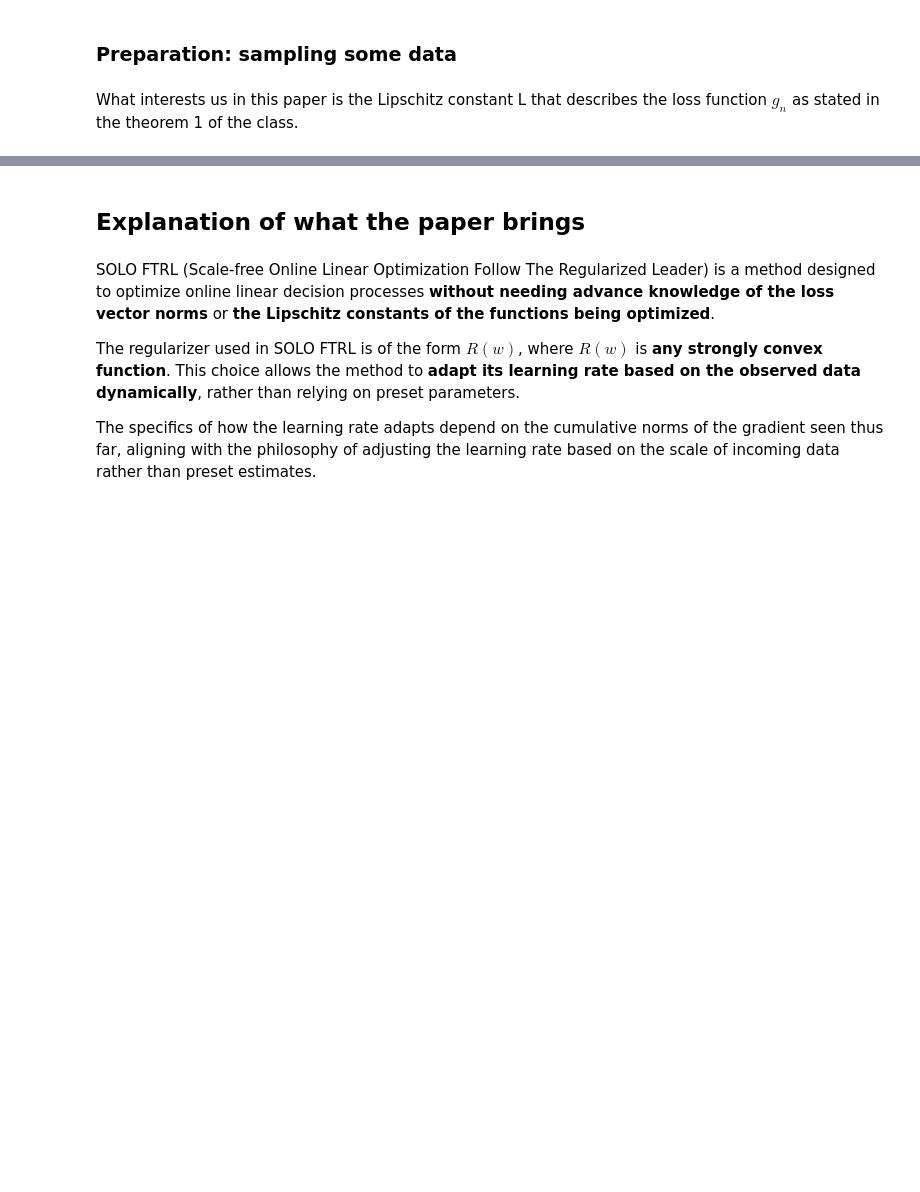
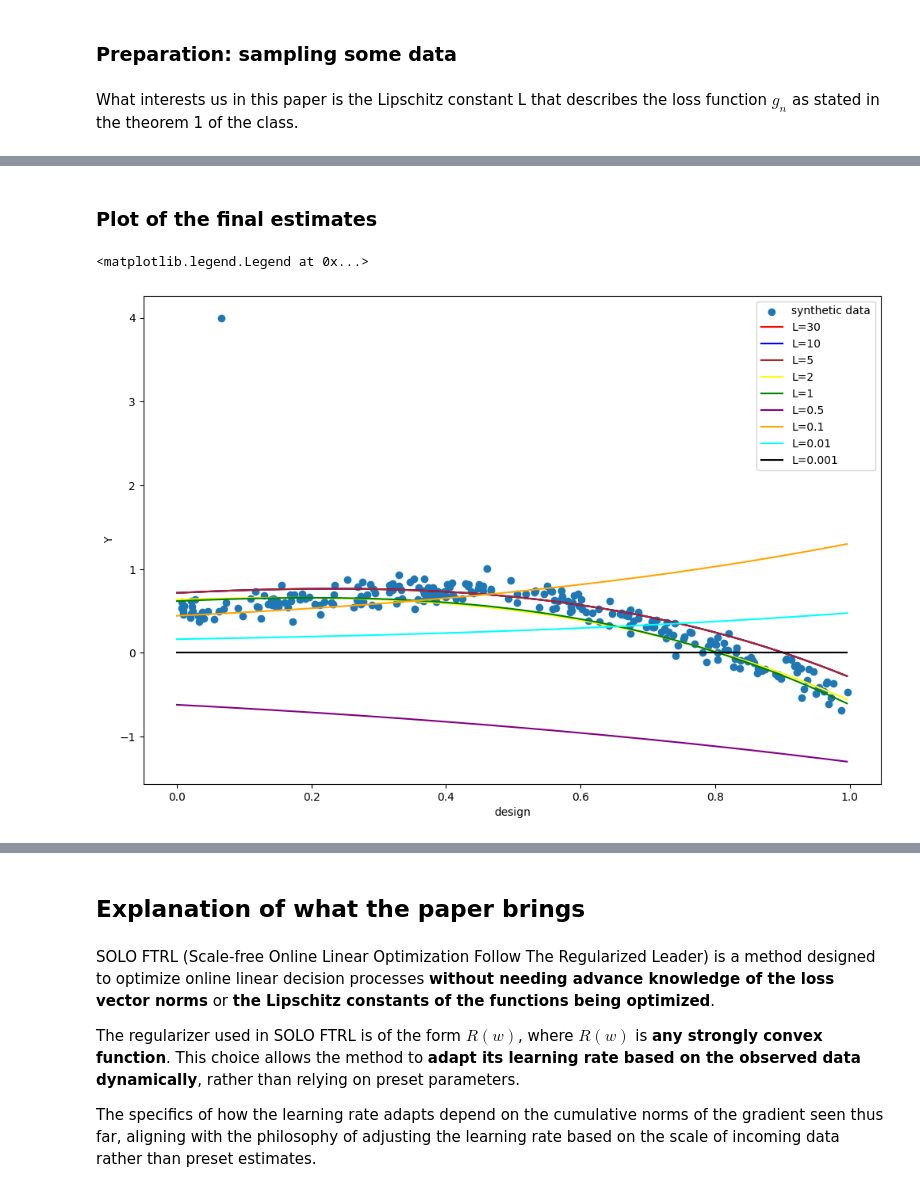
Before and after one commit to omeurer/ESSEC_seq_opt, a Jupyter notebook: final_notebook.ipynb, the cells around one changed output, grey strips where cells are left out. Saved outputs shown, nothing was run; the diff lists cells and outputs as text; code cells hidden in the pictures; blank space fills up the shorter version.

```diff
--- a/final_notebook.ipynb
+++ b/final_notebook.ipynb
@@ -189,0 +149,33 @@ plt.show()
+# %%
+# Initialize parameters and losses
+
+# List of Lipschitz constants
+L_values = [30, 10, 5, 2, 1, 0.5, 0.1, 0.01, 0.001]
+
+params = np.zeros(shape=(len(L_values), num_dimensions))
+losses = np.zeros(shape=(len(L_values), num_points))
+
+# Compute losses for each Lipschitz constant
+for i in range(num_points):
+    for j, L in enumerate(L_values):
+        losses[j, i] = lipschitz_loss(params[j], X[i], Y[i], L)
+        params[j] = params[j] - OnlineGradient(params[j], X[i], Y[i], L) / np.sqrt(i + 1)
+# %% [markdown]
+### Plot of the final estimates
+# %%
+grid = np.arange(0,1,1/num_points)
+Xgrid = np.ones(shape=(num_points,num_dimensions))
+for i in range(1,num_dimensions):
+    Xgrid[:,i] = grid**i
+
+colors = ["red", "blue", "brown", "yellow", "green", "purple", "orange", "cyan", "black"]
+plt.figure(figsize=(12, 8))
+plt.ylabel("Y")
+plt.xlabel("design")
+plt.scatter(design, Y, label = "synthetic data")
+for j, L in enumerate(L_values):
+    plt.plot(grid, params[j] @ Xgrid.T,color=colors[j], label=f'L={L}')
+plt.legend()
+# %% [output]
+<matplotlib.legend.Legend at 0x...>
+[figure, added]
```
Also changed, not shown: parts of 23 cells of this notebook.
